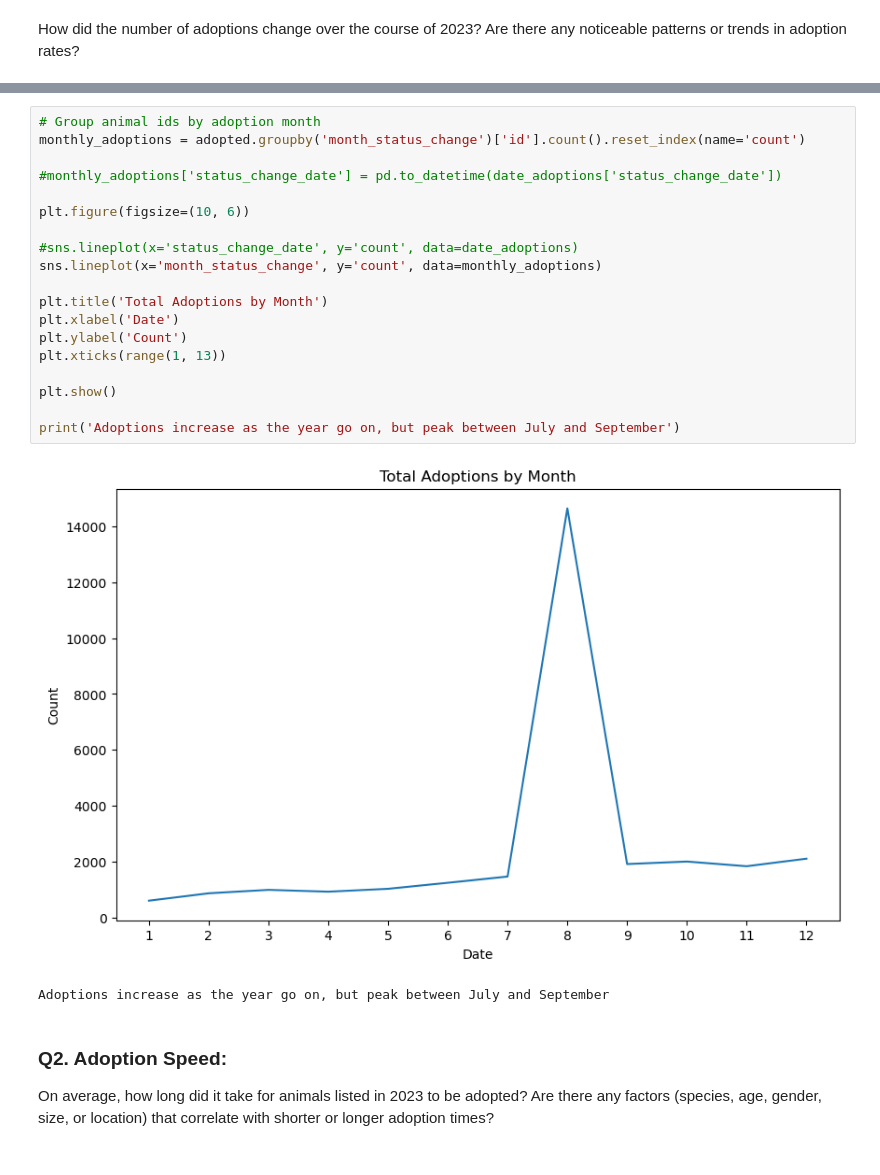
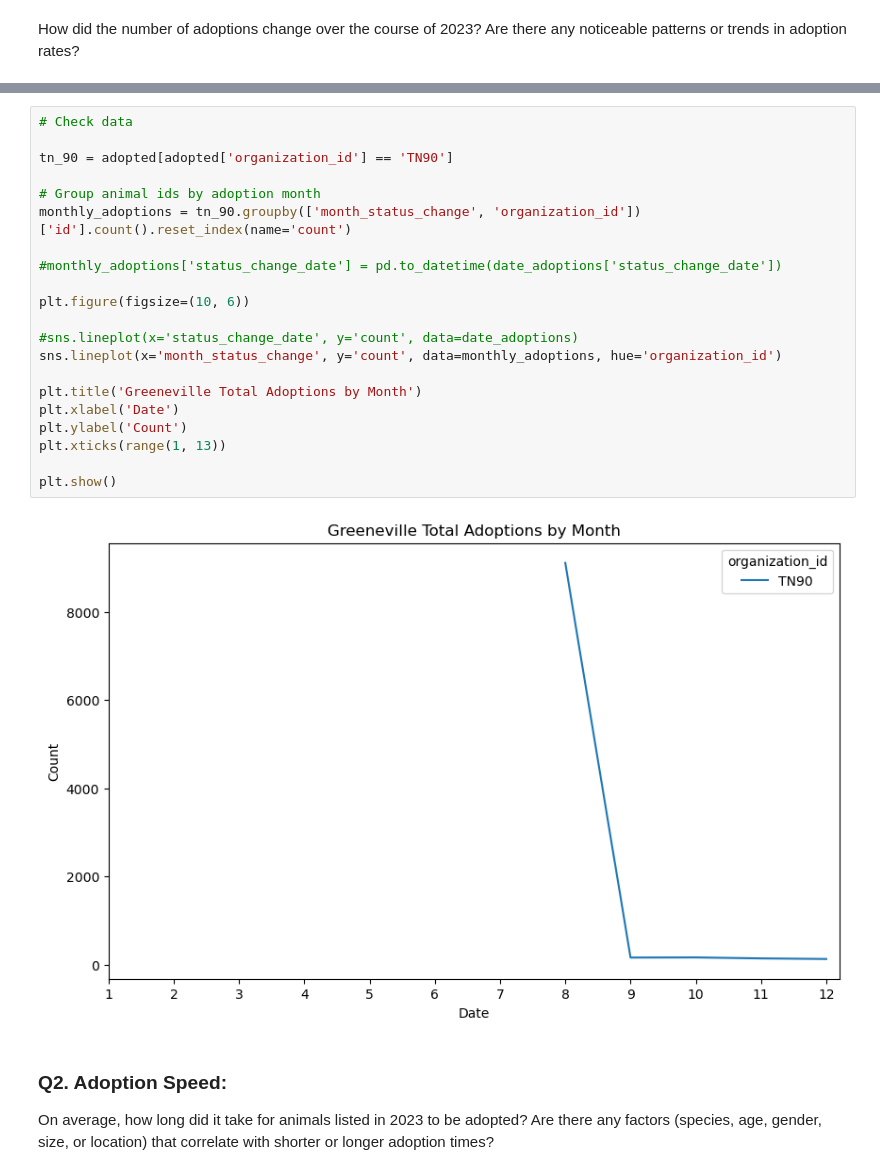
Before and after one commit to elisianguyen/2023-Tennessee-Adoption-Dynamics, a Jupyter notebook: notebooks/all_animal_adoptions_analysis_mvp.ipynb, the cells around one changed output, grey strips where cells are left out. Cells and saved outputs as stored; diff of their text form.

```diff
--- a/notebooks/all_animal_adoptions_analysis_mvp.ipynb
+++ b/notebooks/all_animal_adoptions_analysis_mvp.ipynb
@@ -159,25 +185,26 @@ How did the number of adoptions change over the course of 2023? Are there any no
 # %%
+# Check data
+
+tn_90 = adopted[adopted['organization_id'] == 'TN90']
+
 # Group animal ids by adoption month
-monthly_adoptions = adopted.groupby('month_status_change')['id'].count().reset_index(name='count')
+monthly_adoptions = tn_90.groupby(['month_status_change', 'organization_id'])['id'].count().reset_index(name='count')
 
 #monthly_adoptions['status_change_date'] = pd.to_datetime(date_adoptions['status_change_date'])
 
 plt.figure(figsize=(10, 6))
 
 #sns.lineplot(x='status_change_date', y='count', data=date_adoptions)
-sns.lineplot(x='month_status_change', y='count', data=monthly_adoptions)
+sns.lineplot(x='month_status_change', y='count', data=monthly_adoptions, hue='organization_id')
 
-plt.title('Total Adoptions by Month')
+plt.title('Greeneville Total Adoptions by Month')
 plt.xlabel('Date')
 plt.ylabel('Count')
 plt.xticks(range(1, 13))
 
 plt.show()
-
-print('Adoptions increase as the year go on, but peak between July and September')
 # %% [output]
-[figure, old version]
+[figure, new version]
-Adoptions increase as the year go on, but peak between July and September
 # %% [markdown]
 ### Q2. Adoption Speed:
 On average, how long did it take for animals listed in 2023 to be adopted? Are there any factors (species, age, gender, size, or location) that correlate with shorter or longer adoption times?
```
Also changed, not shown: parts of 5 cells of this notebook, 4 other files.
